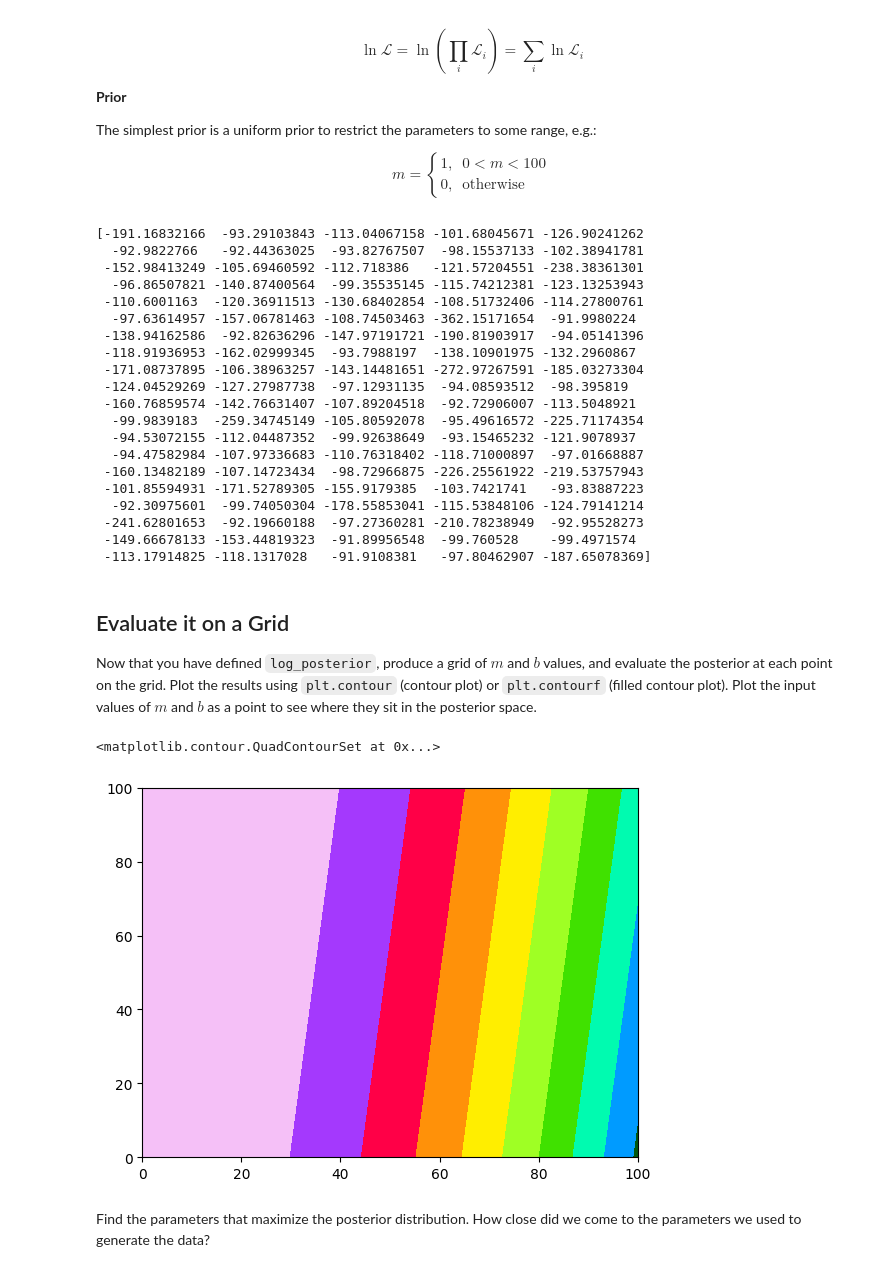
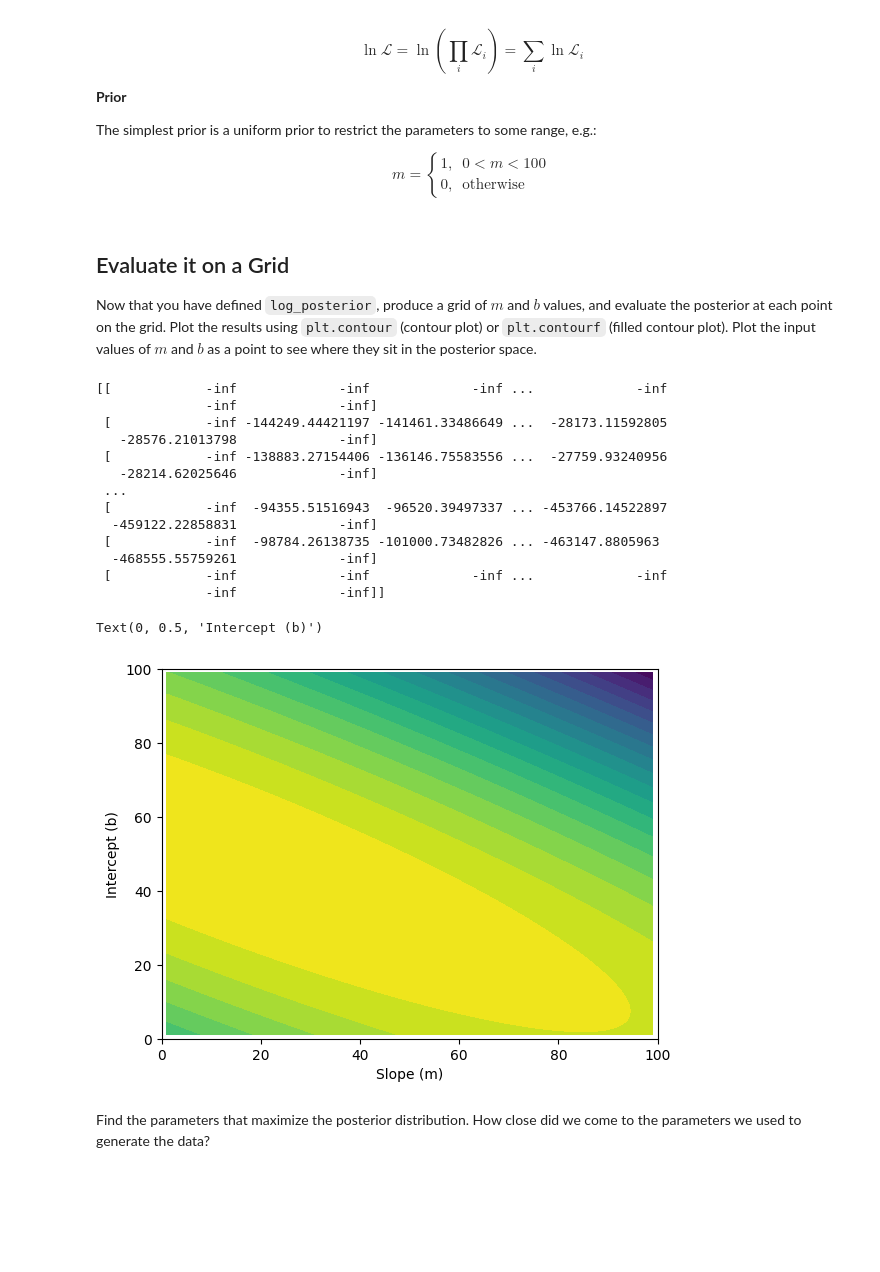
Before and after one commit to ASTR154/bayesian-statistics, a Jupyter notebook: monte_carlo_line_fitting.ipynb, the cells around one changed output. Cells and saved outputs as stored; diff of their text form; code cells hidden in the pictures; blank space fills up the shorter version.

```diff
--- a/monte_carlo_line_fitting.ipynb
+++ b/monte_carlo_line_fitting.ipynb
@@ -18,7 +18,7 @@ sigma = 1.  # scatter
 rng = np.random.default_rng()
 x =  np.array(rng.random(N)) # complete with random values between 0 and 1
 y = np.array((m*x+b)) + np.array(rng.normal(loc=0, scale=sigma, size=N)) # equation for a line PLUS random values from a Gaussian centered at 0 with standard deviation `sigma`
-dy = sigma # array of error bars for all the data (all `sigma`)
+dy = np.ones(N) # array of error bars for all the data (all `sigma`)
 plt.errorbar(x, y, yerr=dy, fmt="o")
 
 # plot your generated data with error bars
@@ -68,6 +68,7 @@ b_min = 0.
 b_max = 100.
 
 theta = [m,b]
+
 def log_prior(theta):
     """
     Returns log(prior) for a given parameter vector
@@ -90,69 +91,68 @@ def log_prior(theta):
 
 def log_likelihood(theta, x, y, dy):
     """complete"""
+    m, b = theta
+    model = m * x + b
     total = 0
     for i in range(N):
-        ln_L = (-0.5)*((np.log(2*np.pi*(dy**2)))+((y-(theta[0]*x+theta[1]))/dy)**2)
+        first_factor = np.log(2*np.pi*(dy[i]**2))
+        ln_L = first_factor+((y[i]-model[i])/dy[i])**2
         total += ln_L
-    return total
+        total_f = total*-0.5
+    return total_f
 
 
 def log_posterior(theta, x, y, dy):
     """complete"""
     log_pos = log_likelihood(theta,x,y,dy) + log_prior(theta)
     return log_pos
-
-p = log_posterior(theta, x, y, dy)
-print(p)
-# %% [output]
-[-191.16832166  -93.29103843 -113.04067158 -101.68045671 -126.90241262
-  -92.9822766   -92.44363025  -93.82767507  -98.15537133 -102.38941781
- -152.98413249 -105.69460592 -112.718386   -121.57204551 -238.38361301
-  -96.86507821 -140.87400564  -99.35535145 -115.74212381 -123.13253943
- -110.6001163  -120.36911513 -130.68402854 -108.51732406 -114.27800761
-  -97.63614957 -157.06781463 -108.74503463 -362.15171654  -91.9980224
- -138.94162586  -92.82636296 -147.97191721 -190.81903917  -94.05141396
- -118.91936953 -162.02999345  -93.7988197  -138.10901975 -132.2960867
- -171.08737895 -106.38963257 -143.14481651 -272.97267591 -185.03273304
- -124.04529269 -127.27987738  -97.12931135  -94.08593512  -98.395819
- -160.76859574 -142.76631407 -107.89204518  -92.72906007 -113.5048921
-  -99.9839183  -259.34745149 -105.80592078  -95.49616572 -225.71174354
-  -94.53072155 -112.04487352  -99.92638649  -93.15465232 -121.9078937
-  -94.47582984 -107.97336683 -110.76318402 -118.71000897  -97.01668887
- -160.13482189 -107.14723434  -98.72966875 -226.25561922 -219.53757943
- -101.85594931 -171.52789305 -155.9179385  -103.7421741   -93.83887223
-  -92.30975601  -99.74050304 -178.55853041 -115.53848106 -124.79141214
- -241.62801653  -92.19660188  -97.27360281 -210.78238949  -92.95528273
- -149.66678133 -153.44819323  -91.89956548  -99.760528    -99.4971574
- -113.17914825 -118.1317028   -91.9108381   -97.80462907 -187.65078369]
 # %% [markdown]
 ## Evaluate it on a Grid
 Now that you have defined `log_posterior`, produce a grid of $m$ and $b$ values, and evaluate the posterior at each point on the grid. Plot the results using `plt.contour` (contour plot) or `plt.contourf` (filled contour plot). Plot the input values of $m$ and $b$ as a point to see where they sit in the posterior space.
 # %%
 grid_spacing = 1.
+
 m_range = np.linspace(m_min, m_max, N)
 b_range = np.linspace(b_min, b_max, N)
 
 M,B = np.meshgrid(m_range, b_range)
 
-log_post_grid = np.ones_like(M)
 
-theta = [m,b]
+log_post_grid = np.zeros_like(M)
+#print(np.shape(log_post_grid))
+# Evaluate posterior on grid
 for i in range(len(M)):
-    for j in range(len(M[i])):
-        log_post_grid[i, j] = log_posterior(theta, M[i][j], B[i][j], dy)
-
+    for j in range(len(B)):
+        theta = [M[i, j], B[i, j]]
+        log_post_grid[i, j] = log_posterior(theta, x, y, dy)
+print(log_post_grid)
+#print(log_post_grid)
 # complete
 # complete
 # complete
 # complete
 # complete
 
 
-plt.contourf(m_range,b_range,log_post_grid,10,cmap="gist_ncar")
+plt.contourf(M,B,log_post_grid,20,cmap="viridis")
+plt.xlabel("Slope (m)")
+plt.ylabel("Intercept (b)")
 # %% [output]
-<matplotlib.contour.QuadContourSet at 0x...>
+[[            -inf             -inf             -inf ...             -inf
+              -inf             -inf]
+ [            -inf -144249.44421197 -141461.33486649 ...  -28173.11592805
+   -28576.21013798             -inf]
+ [            -inf -138883.27154406 -136146.75583556 ...  -27759.93240956
+   -28214.62025646             -inf]
+ ...
+ [            -inf  -94355.51516943  -96520.39497337 ... -453766.14522897
+  -459122.22858831             -inf]
+ [            -inf  -98784.26138735 -101000.73482826 ... -463147.8805963
+  -468555.55759261             -inf]
+ [            -inf             -inf             -inf ...             -inf
+              -inf             -inf]]
+Text(0, 0.5, 'Intercept (b)')
-[figure, old version]
+[figure, new version]
 # %% [markdown]
 Find the parameters that maximize the posterior distribution. How close did we come to the parameters we used to generate the data?
 # %%
```
Also changed, not shown: parts of 7 cells of this notebook.
